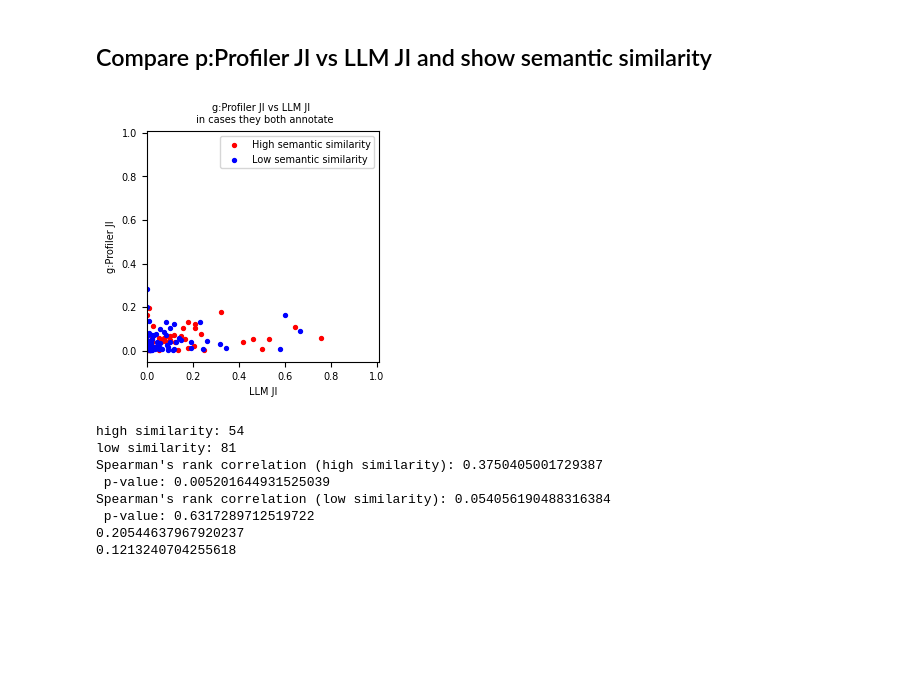
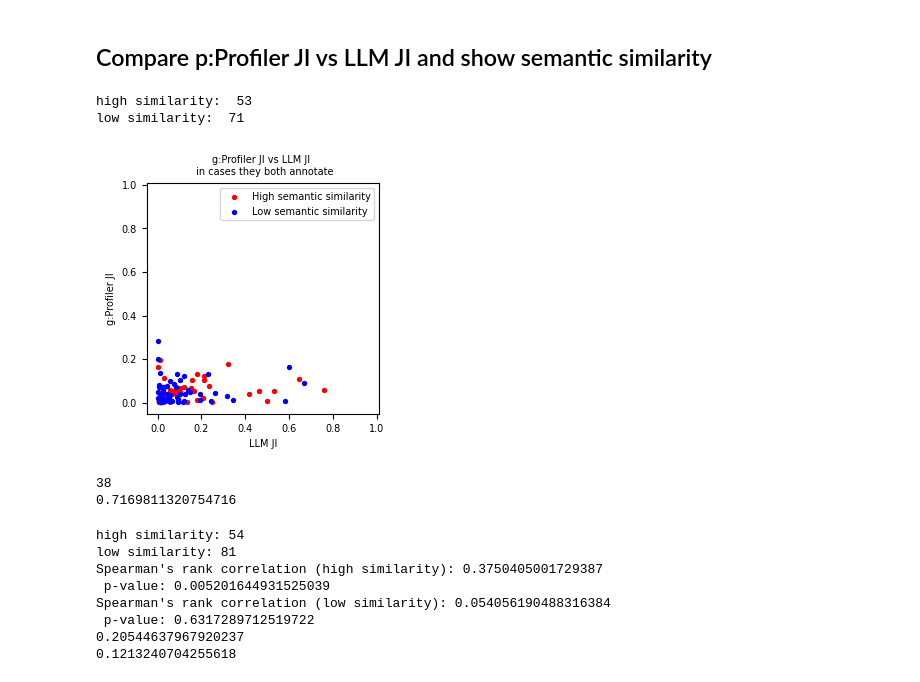
Before and after one commit to idekerlab/llm_evaluation_for_gene_set_interpretation, a Jupyter notebook: Analyze_gprofiler_annotation.ipynb, the cells around one changed output. Cells and saved outputs as stored; diff of their text form; code cells hidden in the pictures; blank space fills up the shorter version.

```diff
--- a/Analyze_gprofiler_annotation.ipynb
+++ b/Analyze_gprofiler_annotation.ipynb
@@ -716,8 +674,6 @@ plt.show()
 # %% [markdown]
 ## Compare p:Profiler JI vs LLM JI and show semantic similarity
 # %%
-
-
 # Define the semantic similarity threshold you're interested in splitting the data
 similarity_thre = 0.5
 
@@ -735,39 +691,50 @@ x_label = 'LLM JI'
 filtered_data_high = both_success[both_success['LLM_name_GO_term_sim'] >= similarity_thre]
 filtered_data_low = both_success[both_success['LLM_name_GO_term_sim'] < similarity_thre]
 
+print('high similarity: ', len(filtered_data_high))
+print('low similarity: ', len(filtered_data_low))
 # LLM JI vs gprofiler JI, colored by the similarity with countinuous color
 plt.figure(figsize=(3,3))
 
 # Create the scatter plot using the filtered data with explicit normalization
 # Here, we switch to using matplotlib directly
 sc = plt.scatter(
     x=filtered_data_high[x_field],
     y=filtered_data_high[y_field],
     c='red',
     s=8,  # Set the size of the points
     label='High semantic similarity'
 )
 # plot the low similarity data
 plt.scatter(
     x=filtered_data_low[x_field],
     y=filtered_data_low[y_field],
     c='blue',
     s=8,  # Set the size of the points
     label='Low semantic similarity'
 )
 plt.title('g:Profiler JI vs LLM JI \n in cases they both annotate')
 plt.xlabel(x_label)
 plt.ylabel(y_label)
 # plt.axvline(x=JI_thresh, color='black', linestyle='--', label='JI threshold')
 # plt.axhline(y=JI_thresh, color='black', linestyle='--')
-plt.xlim(0, 1.01)
+plt.xlim(-0.05, 1.01)
 plt.ylim(-0.05, 1.01)
 
 plt.legend()
 
 plt.show()
 # %% [output]
+high similarity:  53
+low similarity:  71
-[figure, old version]
+[figure, new version]
+# %%
+#number of times high similarity is llm JI bigger than gprofiler JI
+print(sum(filtered_data_high[x_field] > filtered_data_high[y_field]))
+print (sum(filtered_data_high[x_field] > filtered_data_high[y_field])/len(filtered_data_high))
+# %% [output]
+38
+0.7169811320754716
 # %%
 from scipy.stats import spearmanr, kendalltau
 LLM_annotated = similarity_df[(similarity_df['LLM_success_TF'] == True)]
```
Also changed, not shown: parts of 15 cells of this notebook, 7 other files.
